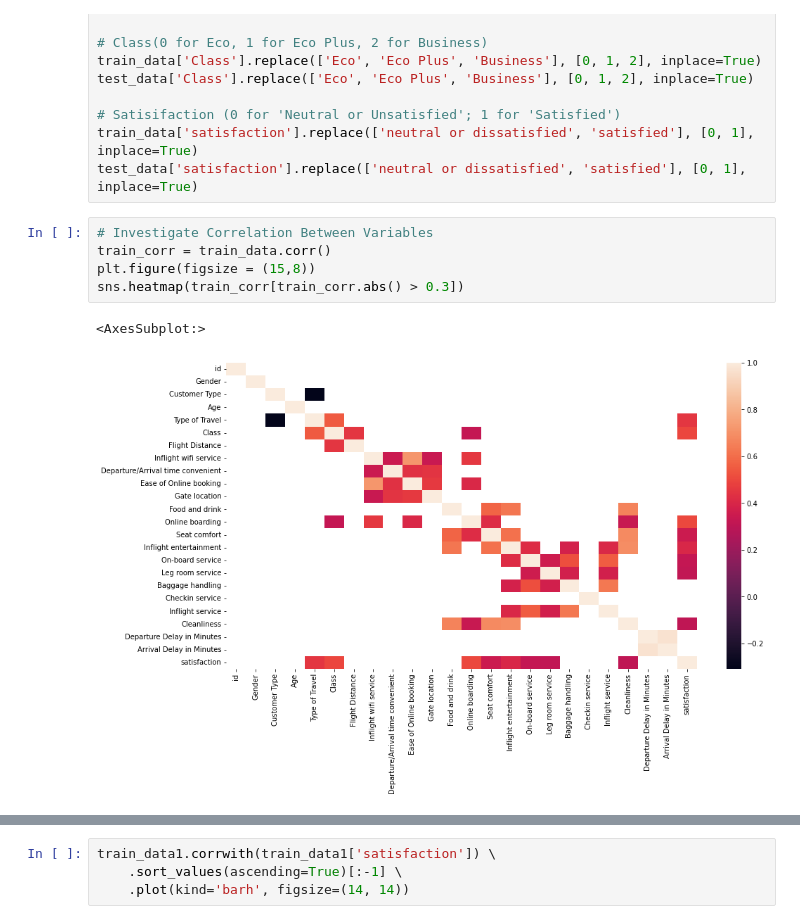
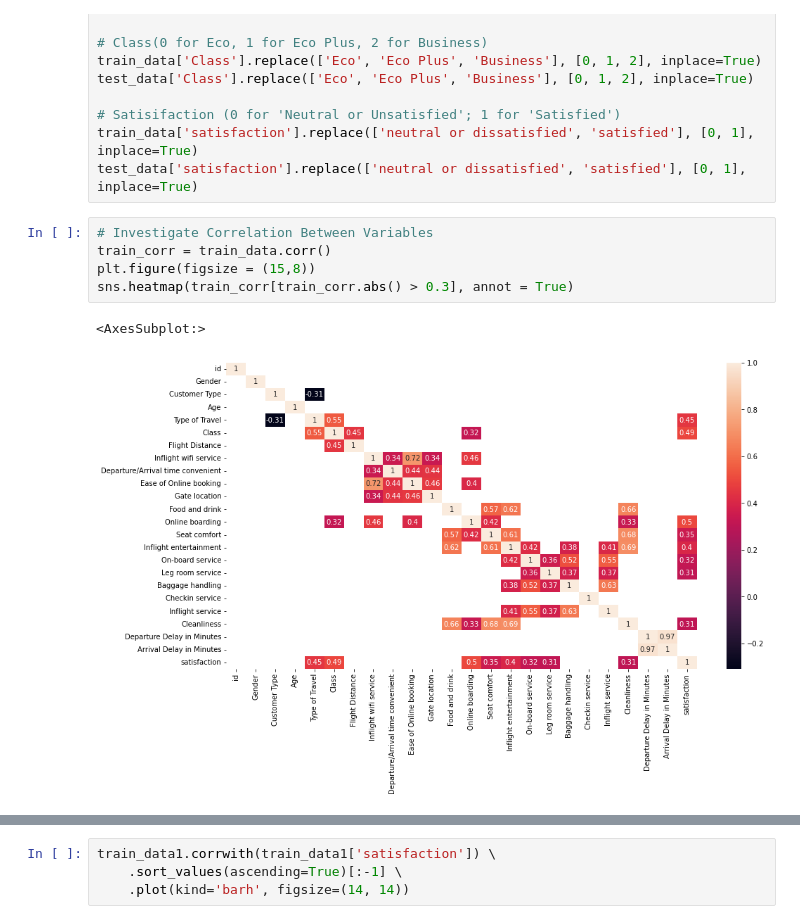
Before and after one commit to cgx242/Airline-Passenger-Satisfaction-Analysis, a Jupyter notebook: doc/Project with more EDA.ipynb, the cells around one changed output, grey strips where cells are left out. Drawn from its saved outputs; the diff is of its cells as text.

```diff
--- a/doc/Project with more EDA.ipynb
+++ b/doc/Project with more EDA.ipynb
@@ -191,11 +192,11 @@ test_data['satisfaction'].replace(['neutral or dissatisfied', 'satisfied'], [0,
 # %%
 # Investigate Correlation Between Variables
 train_corr = train_data.corr()
 plt.figure(figsize = (15,8))
-sns.heatmap(train_corr[train_corr.abs() > 0.3])
+sns.heatmap(train_corr[train_corr.abs() > 0.3], annot = True)
 # %% [output]
 <AxesSubplot:>
-[figure, old version]
+[figure, new version]
 # %%
 test_corr = test_data.corr()
 plt.figure(figsize = (15,8))
```
Also changed, not shown: parts of 22 cells of this notebook, 1 other file.
